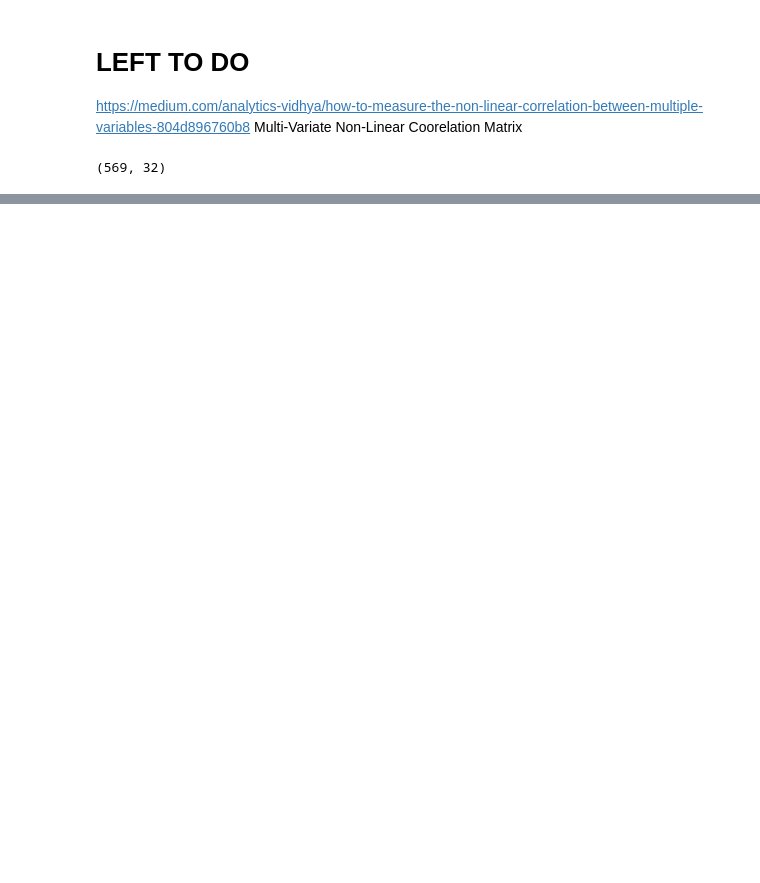
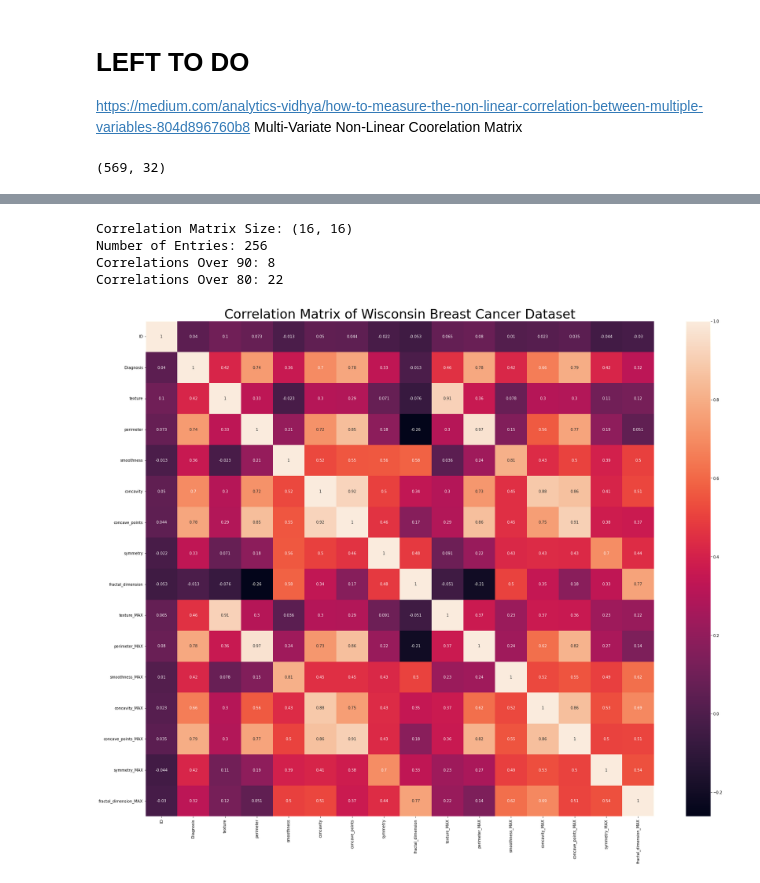
Before and after one commit to sprice134/MQP-2023, a Jupyter notebook: Code/Data_Analysis/correlationMatrix.ipynb, the cells around one changed output, grey strips where cells are left out. Cells and saved outputs as stored; diff of their text form; code cells hidden in the pictures; blank space fills up the shorter version.

```diff
--- a/Code/Data_Analysis/correlationMatrix.ipynb
+++ b/Code/Data_Analysis/correlationMatrix.ipynb
@@ -45,0 +47,33 @@ Correlations Over 80: 120
+# %%
+newCols = cols[:12] + cols[22:]     # Removes SE Values
+newCols.remove('compactness')       # Compactness is a calculated value of Perimeter ^ 2 / Area
+newCols.remove('compactness_MAX')
+newCols.remove('radius')            # Radius has a correlation of 1 with peremiter
+newCols.remove('radius_MAX')
+newCols.remove('area')              # Radius has a correlation of 1 with peremiter
+newCols.remove('area_MAX')          # Perimeter is also directly related to area
+newDF = df[newCols]
+corrMatrix = newDF.corr()
+numbersAbove90 = 0
+numbersAbove80 = 0
+for index, row in corrMatrix.iterrows():
+    for cell in row:
+        if cell > 0.9:
+            numbersAbove90 += 1
+        if cell > 0.8:
+            numbersAbove80 += 1
+
+print('Correlation Matrix Size: {}'.format(corrMatrix.shape))
+print('Number of Entries: {}'.format(corrMatrix.shape[0] * corrMatrix.shape[1]))
+print('Correlations Over 90: {}'.format(numbersAbove90 - len(newCols)))
+print('Correlations Over 80: {}'.format(numbersAbove80 - len(newCols)))
+sn.heatmap(corrMatrix, annot=True)
+plt.rcParams["figure.figsize"] = (30, 24)
+plt.title('Correlation Matrix of Wisconsin Breast Cancer Dataset', fontdict={'fontsize': 34})
+plt.show()
+# %% [output]
+Correlation Matrix Size: (16, 16)
+Number of Entries: 256
+Correlations Over 90: 8
+Correlations Over 80: 22
+[figure, added]
```
Also changed, not shown: parts of 1 cell of this notebook, 6 other files.
